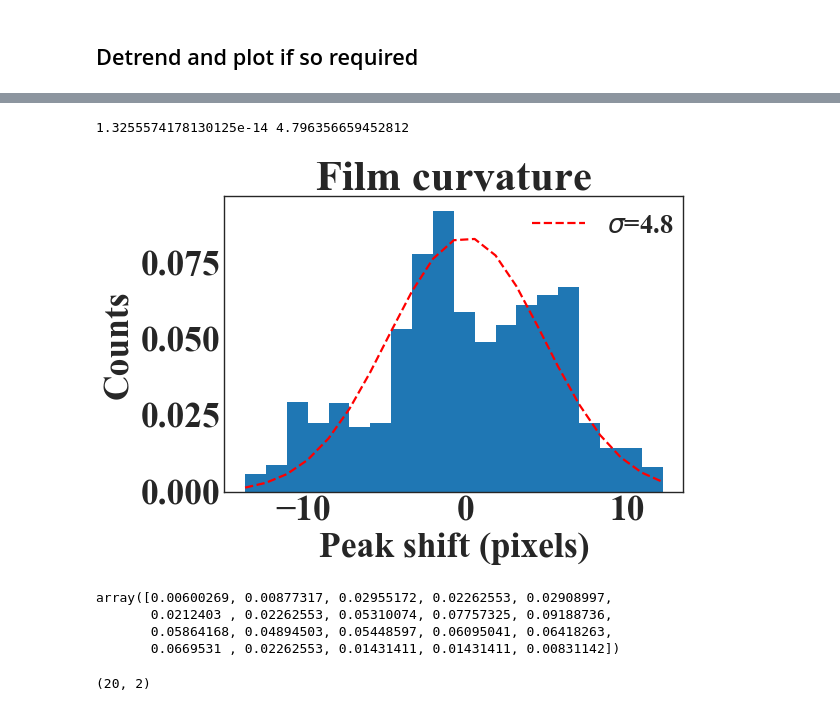
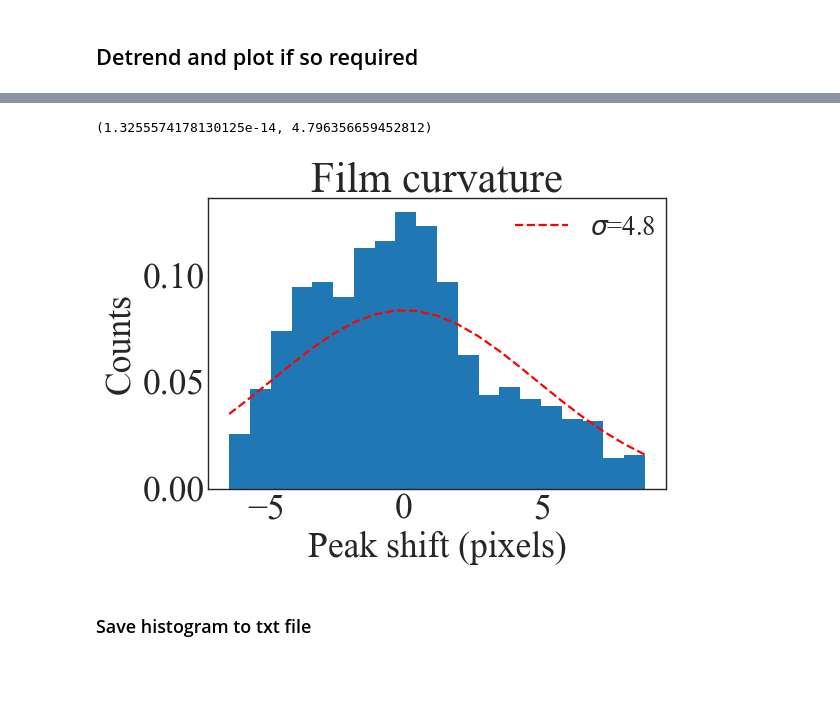
Before and after one commit to S26-nano/strain_analysis_scripts, a Jupyter notebook: centroid_calc.ipynb, the cells around one changed output, grey strips where cells are left out. Cells and saved outputs as stored; diff of their text form; code cells hidden in the pictures; blank space fills up the shorter version.

```diff
--- a/centroid_calc.ipynb
+++ b/centroid_calc.ipynb
@@ -30,8 +30,8 @@ plt.rcParams['image.cmap'] = 'viridis'
 imgsperpt=1 #Acquisitions per scan point
 ny, nx=41,41 #Scan dimensions
 scan_number=28
-path='/CNMshare/savedata/2018R3/20181031/Images/%d/'  %scan_number #Scan path
-#path = '../%d/' %scan_number
+#path='/CNMshare/savedata/2018R3/20181031/Images/%d/'  %scan_number #Scan path
+path = '%d/' %scan_number
 
 #ROI of data you want to analyze
 roix1=165
@@ -164,0 +168,15 @@ if(save_figs_yes_no):
+# %%
+mags = (coms[:,:,0]**2+coms[:,:,1]**2)**0.5
+angles = np.arctan(coms[:,:,1]/coms[:,:,0])
+
+figs,ax=plt.subplots(1,2,figsize=(18,6))
+im=ax[0].imshow(mags, origin='lower') #CAREFUL: Rows is Y
+plt.colorbar(im,ax=ax[0])
+ax[0].set_title("Magnitude")
+
+im=ax[1].imshow(angles, origin='lower')
+plt.colorbar(im,ax=ax[1])
+ax[1].set_title("Angle")
+
+if(save_figs_yes_no):
+    plt.savefig('%s/%d_mag_maps.png' %(sav_figs_path,scan_number), dpi=300)
@@ -165,34 +198,22 @@ if(save_figs_yes_no):
 # %%
 (mu, sigma) = norm.fit(coms[:,:,1].ravel())
 print (mu, sigma)
 
 plt.figure(num=None, figsize=(8, 6), dpi=80, facecolor='w', edgecolor='k')
 
-n, bins, patches=plt.hist(coms[:,:,0].ravel(), bins=20, density=1)
+#n, bins, patches=plt.hist(coms[:,:,0].ravel(), bins=20, density=1)
+n, bins, patches=plt.hist(mags.ravel()-np.mean(mags), bins=20, density=1)
 
 y = mlab.normpdf( bins, mu, sigma)
 l = plt.plot(bins, y, 'r--', linewidth=2, label=r'$\sigma$=%.1f' %sigma)
 
 plt.xlabel("Peak shift (pixels)")
 plt.ylabel("Counts")
 plt.title("Film curvature")
 plt.legend(loc='right', bbox_to_anchor=(1.03, 0.9), fontsize=24)
 plt.tight_layout()
 if(save_figs_yes_no):
     plt.savefig('%s/%d_hist.png' %(sav_figs_path,scan_number), dpi=300)
 # %% [output]
-1.3255574178130125e-14 4.796356659452812
+(1.3255574178130125e-14, 4.796356659452812)
-[figure, old version]
+[figure, new version]
-# %%
-n
-# %% [output]
-array([0.00600269, 0.00877317, 0.02955172, 0.02262553, 0.02908997,
-       0.0212403 , 0.02262553, 0.05310074, 0.07757325, 0.09188736,
-       0.05864168, 0.04894503, 0.05448597, 0.06095041, 0.06418263,
-       0.0669531 , 0.02262553, 0.01431411, 0.01431411, 0.00831142])
-# %%
-data = np.vstack((bins[:-1],n))
-data = data.T
-data.shape
-# %% [output]
-(20, 2)
@@ -200,0 +220,2 @@ np.savetxt('scan_%d.csv' %scan_number, data, delimiter=',')
+# %% [markdown]
+### Save histogram to txt file
```
Also changed, not shown: parts of 12 cells of this notebook, 1 other file.
